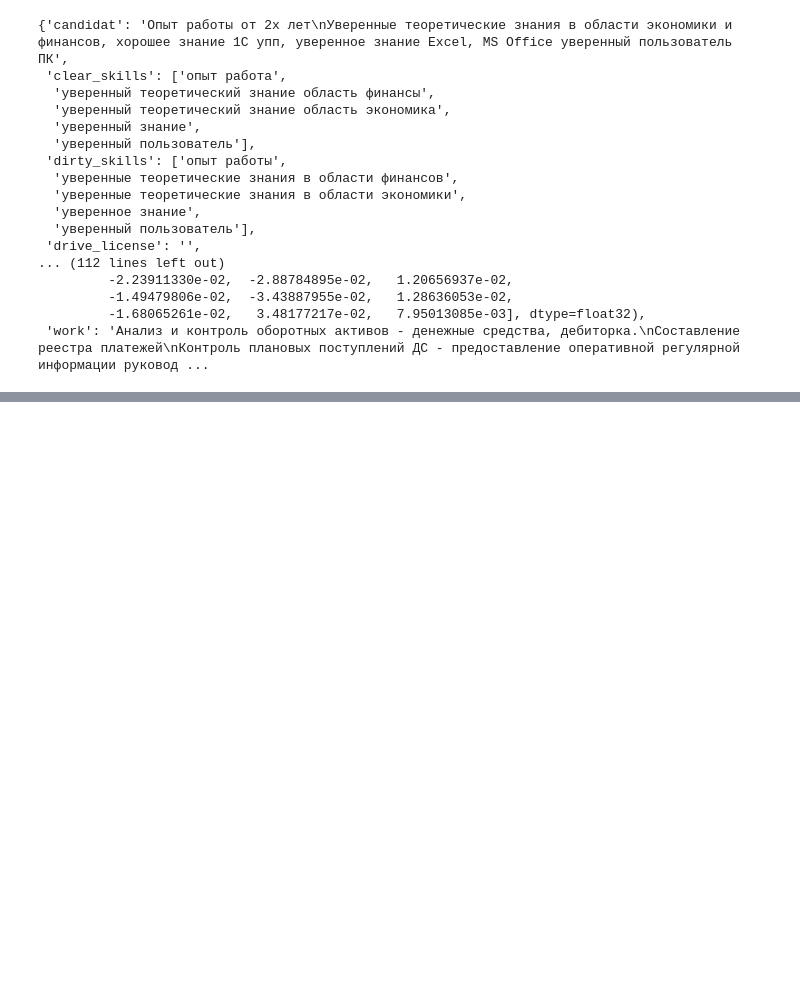
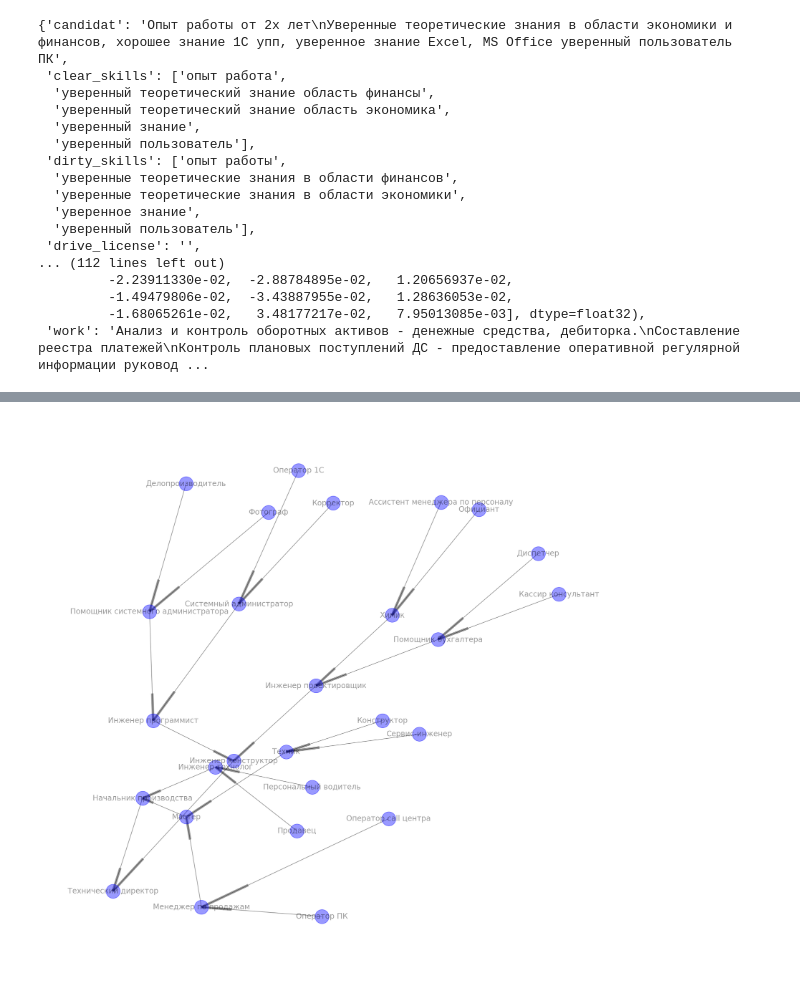
Before and after one commit to tvorogme/sj, a Jupyter notebook: coop.ipynb, the cells around one changed output, grey strips where cells are left out. Drawn from its saved outputs; the diff is of its cells as text; code cells hidden in the pictures; blank space fills up the shorter version.

Commit message:
Add graphs

```diff
--- a/coop.ipynb
+++ b/coop.ipynb
@@ -142,0 +156,2 @@ career(get_jobs(0))
+# %%
+data.sort(key=len)
@@ -142,0 +163,37 @@ career(get_jobs(0))
+# %%
+matrix = defaultdict(lambda: Counter())
+
+for story in normal_data:
+    if len(story) > 0:
+        old_line = story[0]
+        for line in story[1:]:
+            matrix[line][old_line] += 1
+            old_line = line
+# %%
+k = pickle.load(open("p.pck", 'rb'))
+# %%
+def get_all_ages(prof, used = None):
+    global k
+    if not used:
+        used = [prof]
+    else:
+        used.append(prof)
+
+    now = []
+
+    for i in matrix[prof].most_common(100):
+        if i[0] not in used:
+            if k[i[0]] < k[prof] and k[i[0]] + 2 >= k[prof] and k[i[0]] > 2:
+                now.append(i[0])
+
+                if len(now) == 2:
+                    for j in now:
+                        if prof and prof not in a:
+                            a.add_node(prof)
+
+                        if j and j not in a:
+                            a.add_node(j)
+
+                        if j:
+                            a.add_edge(j, prof)
+                        get_all_ages(j, used)
@@ -142,0 +217,8 @@ career(get_jobs(0))
+# %%
+a = nx.DiGraph()
+get_all_ages("Технический директор")
+plt.figure(3,figsize=(12,12))
+nx.draw(a, node_color='b', node_size=500, alpha=0.4, with_labels=True)
+plt.show()
+# %% [output]
+[figure, added]
```
Also changed, not shown: parts of 24 cells of this notebook.
